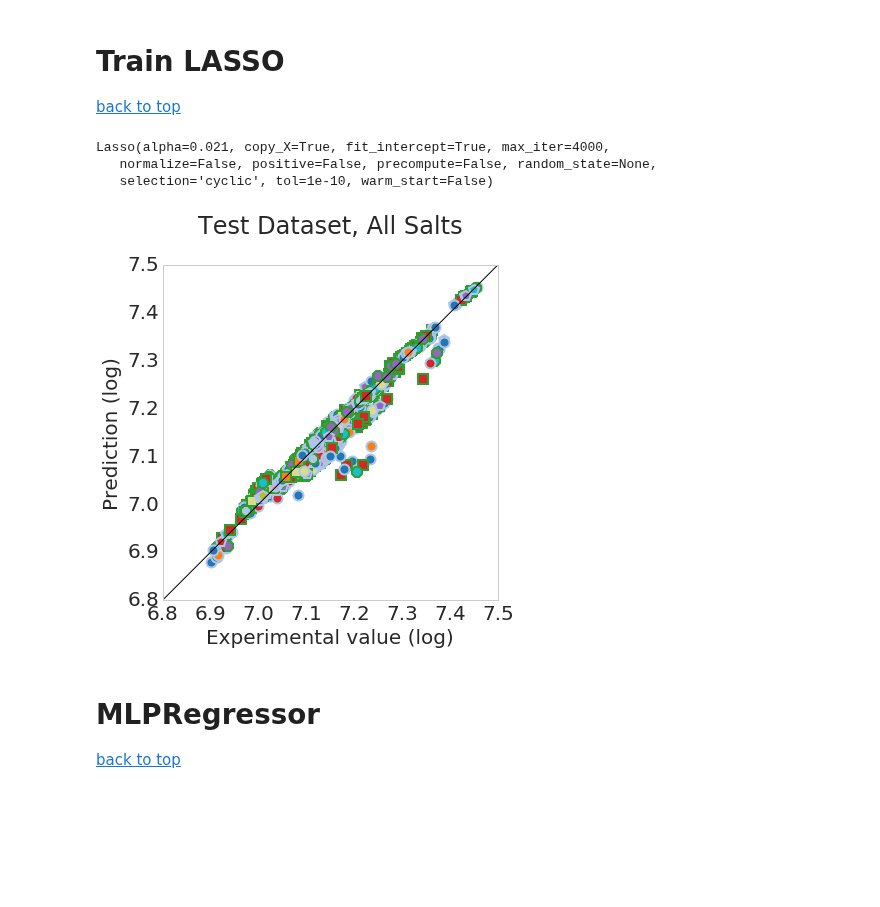
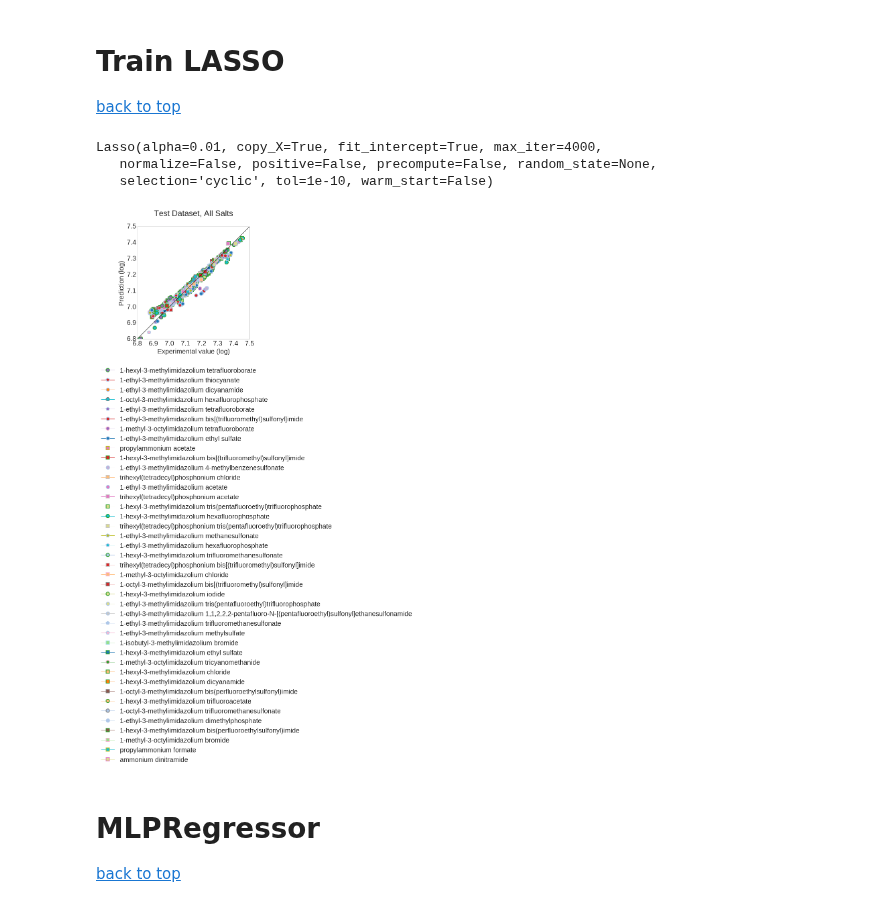
Before and after one commit to wesleybeckner/salty, a Jupyter notebook: scripts/ScikitLearn.ipynb, the cells around one changed output. Saved outputs shown, nothing was run; the diff lists cells and outputs as text; code cells hidden in the pictures; blank space fills up the shorter version.

Commit message:
updated salt files with new salts

```diff
--- a/scripts/ScikitLearn.ipynb
+++ b/scripts/ScikitLearn.ipynb
@@ -136,7 +173,7 @@ datadf = pd.DataFrame.from_csv('../salty/data/salts_with_descriptors.csv')
 datadf = datadf.reset_index(drop=False)#.sample(frac=1)
 atadf = datadf.loc[:, (datadf != 0).any(axis=0)] #remove columns where all values are 0
 datadf.dropna(inplace=True) #remove empty columns and rows with NaN
-datadf = datadf.loc[datadf["NAME_CAT"] == "1-ethyl-3-methylimidazolium"] #create subset
+datadf = datadf.loc[datadf["NAME_CAT"].str.contains("imidazolium", case=False)] #create subset
 
 datadf = datadf.sample(frac=1).reset_index(drop=True)
 anilist = datadf['NAME_ANI']
@@ -168,7 +205,7 @@ for i in range(1000):
     Y_test[:] = np.log(data[n_train:,-1].astype(float))
 
     ###Train the LASSO model
-    model = Lasso(alpha=0.021,tol=1e-10,max_iter=2000)
+    model = Lasso(alpha=0.01,tol=1e-10,max_iter=2000)
     model.fit(X_train,Y_train)
 
     ###Check what features are selected
@@ -218,6 +262,6 @@ df.sort_values(by=0, ascending=False)
 # %%
-select_score = np.load("LASSOSelectionScoresEMIMSalts.npy")
-select_deslist = np.load("LASSOSelectionListEMIMSalts.npy")
+select_score = np.load("LASSOSelectionScoresImidSalts.npy")
+select_deslist = np.load("LASSOSelectionListImidSalts.npy")
 df = pd.DataFrame(select_score, select_deslist)
 df = df.sort_values(by=0, ascending=False)
 fig=plt.figure(figsize=(12,12), dpi=300)
@@ -237,5 +281,5 @@ with plt.style.context('seaborn-whitegrid'):
     plt.grid(False)
     plt.xlabel('Selected Descriptors in 1000 LASSO trainings')
     plt.ylabel('Number of Hits')
-fig.savefig(filename='../webapp/salty_web_app/collection/static/images/largeHistogramEMIMSalts.eps', bbox_inches='tight', format='eps')
+fig.savefig(filename='../webapp/salty_web_app/collection/static/images/largeHistogramImidSalts.eps', bbox_inches='tight', format='eps')
 # %% [output]
@@ -243,6 +287,6 @@ fig.savefig(filename='../webapp/salty_web_app/collection/static/images/largeHist
 # %%
 fig=plt.figure(figsize=(8,4), dpi=300)
-avg_selected_features=22
+avg_selected_features=15
 
 colors=[]
 for i in range(len(df[:avg_selected_features])):
@@ -261,5 +305,5 @@ with plt.style.context('seaborn-whitegrid'):
     ax.set_xticklabels( df.iloc[:avg_selected_features].index, rotation=90 )
     ax.set_yticklabels([0,200,400,600,800,1000],rotation=90)
     plt.grid(False)
-fig.savefig(filename='../webapp/salty_web_app/collection/static/images/smallHistogramEMIMSalts.eps', bbox_inches='tight', format='eps')
+fig.savefig(filename='../webapp/salty_web_app/collection/static/images/smallHistogramImidSalts.eps', bbox_inches='tight', format='eps')
 # %% [output]
@@ -271,10 +315,10 @@ fig.savefig(filename='../webapp/salty_web_app/collection/static/images/smallHist
 
 [back to top](#top)
 # %%
-model = Lasso(alpha=0.021,tol=1e-10, max_iter=4000)
+model = Lasso(alpha=0.01,tol=1e-10, max_iter=4000)
 model.fit(X_train,Y_train)
 # %% [output]
-Lasso(alpha=0.021, copy_X=True, fit_intercept=True, max_iter=4000,
+Lasso(alpha=0.01, copy_X=True, fit_intercept=True, max_iter=4000,
    normalize=False, positive=False, precompute=False, random_state=None,
    selection='cyclic', tol=1e-10, warm_start=False)
 # %%
@@ -319,35 +363,35 @@ with plt.style.context('seaborn-whitegrid'):
         colors.append(tableau20[aniIndex%20])
         edge_colors.append(tableau20[catIndex%20])
         check.append([catIndex,aniIndex])
 
         if catIndex >= 20 and aniIndex >= 20:
             shapes.append("s")
         elif catIndex < 20 and aniIndex >= 20:
             shapes.append("o")
         elif catIndex >= 20 and aniIndex < 20:
             shapes.append("8")
         elif catIndex < 20 and aniIndex < 20:
             shapes.append("p")
 
     scatter_this = ax2
     for i in range(len(X_test)):
         ax2.plot(Y_test[i],model.predict(X_test[i].reshape(1,-1)),marker=shapes[i],color = colors[i],\
                     markeredgecolor = edge_colors[i], mew='2', label=labels[i])
 
 
     ax2.plot(np.arange(6.8,7.5,0.0001),np.arange(6.8,7.5,0.0001),color = 'black')
     ax2.axis([6.8,7.5,6.8,7.5])
     plt.title('Test Dataset, All Salts', y=1.08)
     plt.grid(False)
 
     handles, labels = plt.gca().get_legend_handles_labels()
     by_label = OrderedDict(zip(labels, handles))
-#     plt.legend(by_label.values(), by_label.keys(), bbox_to_anchor=(1.62,-0.2))
+    plt.legend(by_label.values(), by_label.keys(), bbox_to_anchor=(2.5,-0.2))
     plt.show()
 fig.savefig(filename='../webapp/salty_web_app/collection/static/images/Test_Dataset_All_Salts.eps'\
             , bbox_inches='tight', format='eps')
 # %% [output]
-[figure, old version]
+[figure, new version]
 # %%
 ["Temperature_K" , "Pressure_kPa", "Density_kg/m"]
 X=Y_test
```
Also changed, not shown: parts of 11 cells of this notebook, 30 other files.
